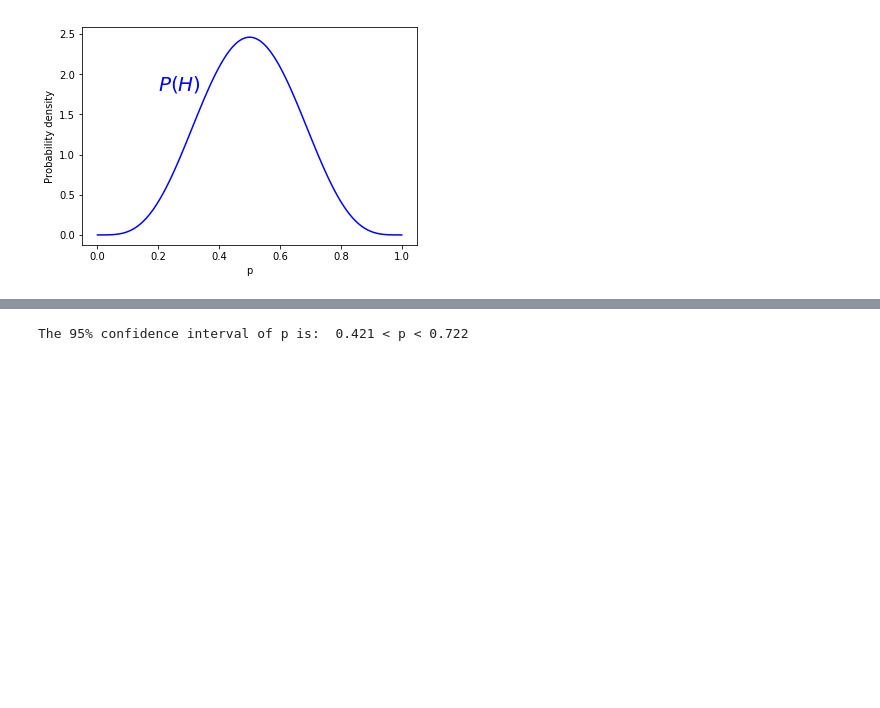
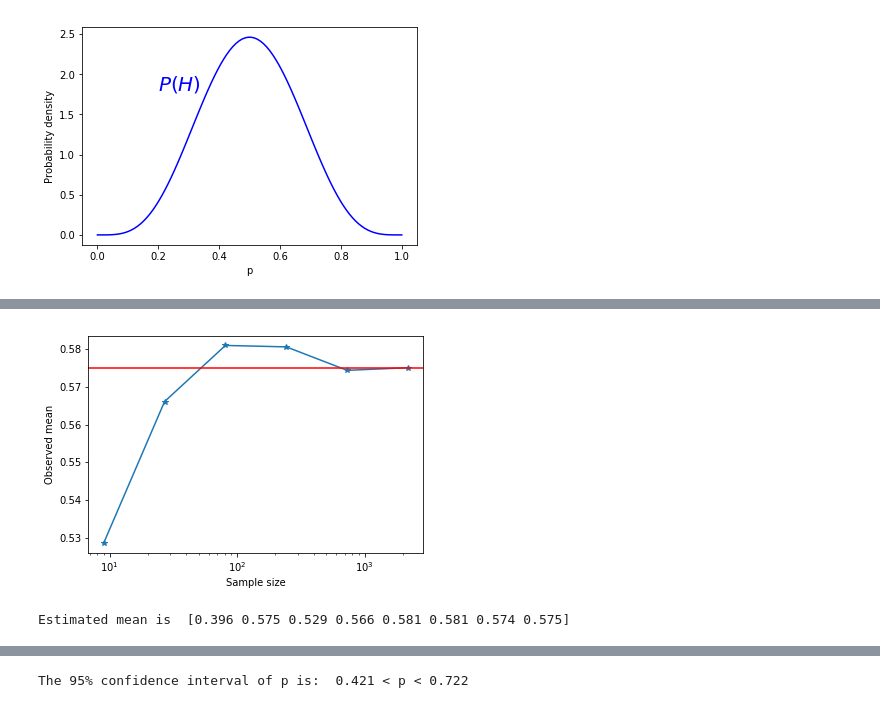
Before and after one commit to antonfadic/DSproject, a Jupyter notebook: part2.ipynb, the cells around one changed output, grey strips where cells are left out. Drawn from its saved outputs; the diff is of its cells as text; code cells hidden in the pictures; blank space fills up the shorter version.

```diff
--- a/part2.ipynb
+++ b/part2.ipynb
@@ -294,0 +190,25 @@ plt.show()
+# %%
+nval = 8#number of values
+exp_n = np.arange(0,nval,1) #list of exponents
+n = np.power(3,exp_n) # list of values
+
+mval = []
+mvar = []
+
+for i in range(0,nval):
+    values = np.random.beta(5+18,5+12,n[i])
+    mval.append(np.mean(values))
+    mvar.append(np.var(values))
+
+np.mean(values)
+plt.show()
+np.mean(values)
+plt.semilogx(n[2:],mval[2:],'-*') #omit small samples
+plt.xlabel('Sample size')
+plt.ylabel('Observed mean')
+plt.axhline(0.575, color='r', linestyle='-')
+plt.show()
+print("Estimated mean is ", np.round(mval,3))
+# %% [output]
+[figure, added]
+Estimated mean is  [0.396 0.575 0.529 0.566 0.581 0.581 0.574 0.575]
```
Also changed, not shown: parts of 15 cells of this notebook, 1 other file.
